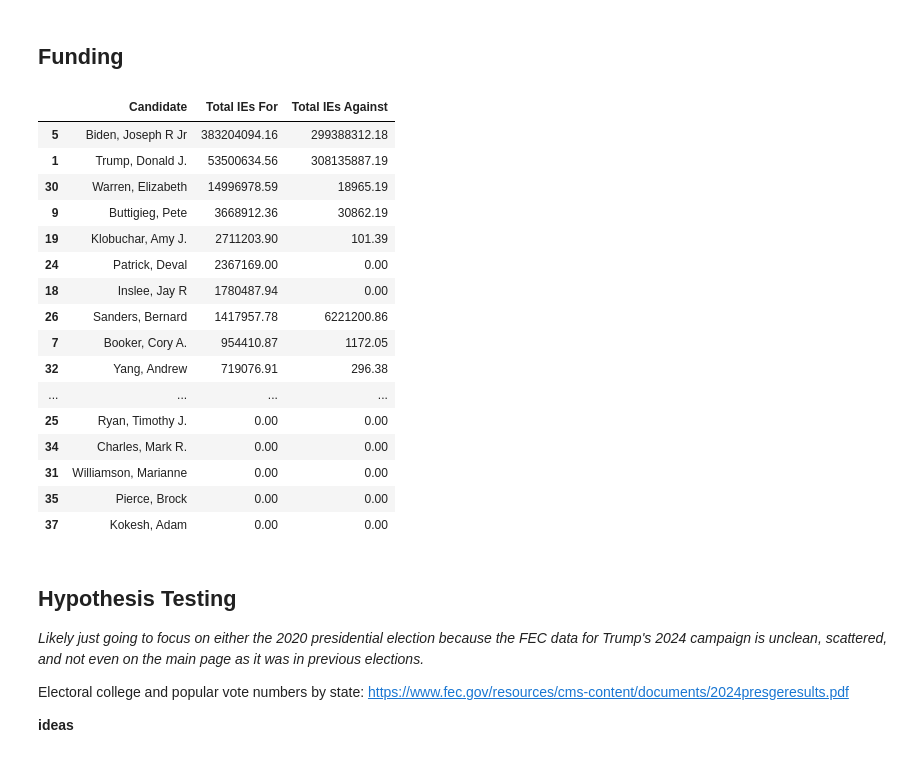
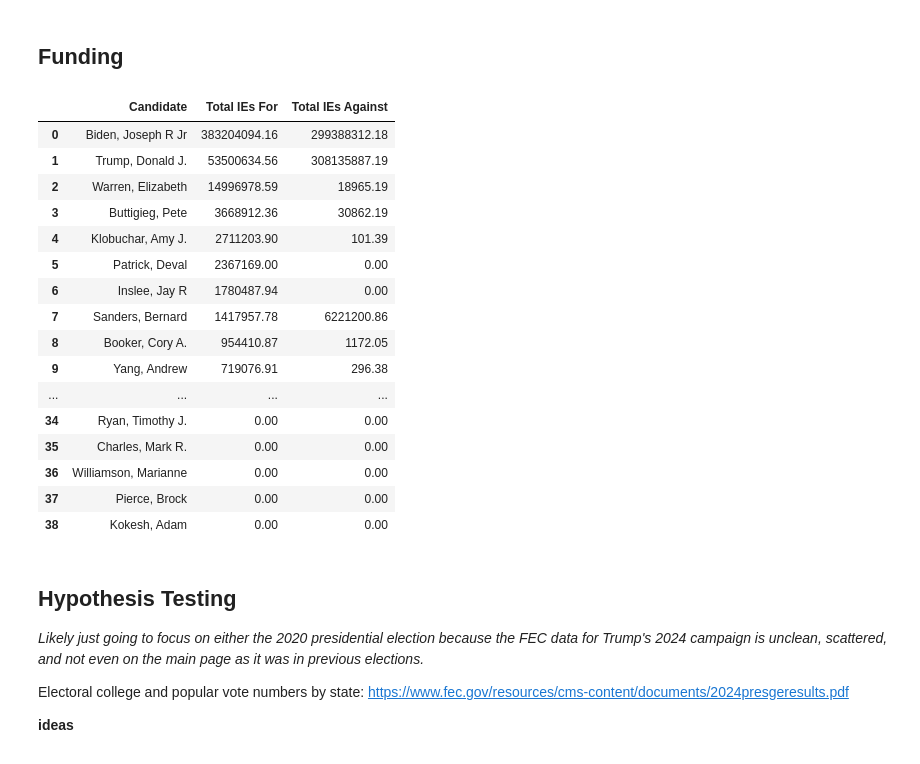
Before and after one commit to 9t8/cmsc320_project, a Jupyter notebook: c2.ipynb, the cells around one changed output. Saved outputs shown, nothing was run; the diff lists cells and outputs as text; code cells hidden in the pictures.

```diff
--- a/c2.ipynb
+++ b/c2.ipynb
@@ -103,27 +103,27 @@ popular_vote.head()
 # %%
 ## Source: https://www.fec.gov/resources/campaign-finance-statistics/2020/tables/ie/IE2_2020_24m.pdf
 independent_expenditure = pd.read_csv("candidates_funding.csv")
-pd.set_option('display.float_format', '{:.2f}'.format)
 independent_expenditure = independent_expenditure.sort_values(by = ['Total IEs For'], ascending=False)
+independent_expenditure.index = range(0, len(independent_expenditure) )
 independent_expenditure
 # %% [output]
 |  | Candidate | Total IEs For | Total IEs Against |
-| 5 | Biden, Joseph R Jr | 383204094.16 | 299388312.18 |
+| 0 | Biden, Joseph R Jr | 383204094.16 | 299388312.18 |
 | 1 | Trump, Donald J. | 53500634.56 | 308135887.19 |
-| 30 | Warren, Elizabeth | 14996978.59 | 18965.19 |
-| 9 | Buttigieg, Pete | 3668912.36 | 30862.19 |
-| 19 | Klobuchar, Amy J. | 2711203.90 | 101.39 |
-| 24 | Patrick, Deval | 2367169.00 | 0.00 |
-| 18 | Inslee, Jay R | 1780487.94 | 0.00 |
-| 26 | Sanders, Bernard | 1417957.78 | 6221200.86 |
-| 7 | Booker, Cory A. | 954410.87 | 1172.05 |
-| 32 | Yang, Andrew | 719076.91 | 296.38 |
+| 2 | Warren, Elizabeth | 14996978.59 | 18965.19 |
+| 3 | Buttigieg, Pete | 3668912.36 | 30862.19 |
+| 4 | Klobuchar, Amy J. | 2711203.90 | 101.39 |
+| 5 | Patrick, Deval | 2367169.00 | 0.00 |
+| 6 | Inslee, Jay R | 1780487.94 | 0.00 |
+| 7 | Sanders, Bernard | 1417957.78 | 6221200.86 |
+| 8 | Booker, Cory A. | 954410.87 | 1172.05 |
+| 9 | Yang, Andrew | 719076.91 | 296.38 |
 | ... | ... | ... | ... |
-| 25 | Ryan, Timothy J. | 0.00 | 0.00 |
-| 34 | Charles, Mark R. | 0.00 | 0.00 |
-| 31 | Williamson, Marianne | 0.00 | 0.00 |
-| 35 | Pierce, Brock | 0.00 | 0.00 |
-| 37 | Kokesh, Adam | 0.00 | 0.00 |
+| 34 | Ryan, Timothy J. | 0.00 | 0.00 |
+| 35 | Charles, Mark R. | 0.00 | 0.00 |
+| 36 | Williamson, Marianne | 0.00 | 0.00 |
+| 37 | Pierce, Brock | 0.00 | 0.00 |
+| 38 | Kokesh, Adam | 0.00 | 0.00 |
 # %% [markdown]
 ## Hypothesis Testing
 
```
Also changed, not shown: parts of 1 cell of this notebook.
